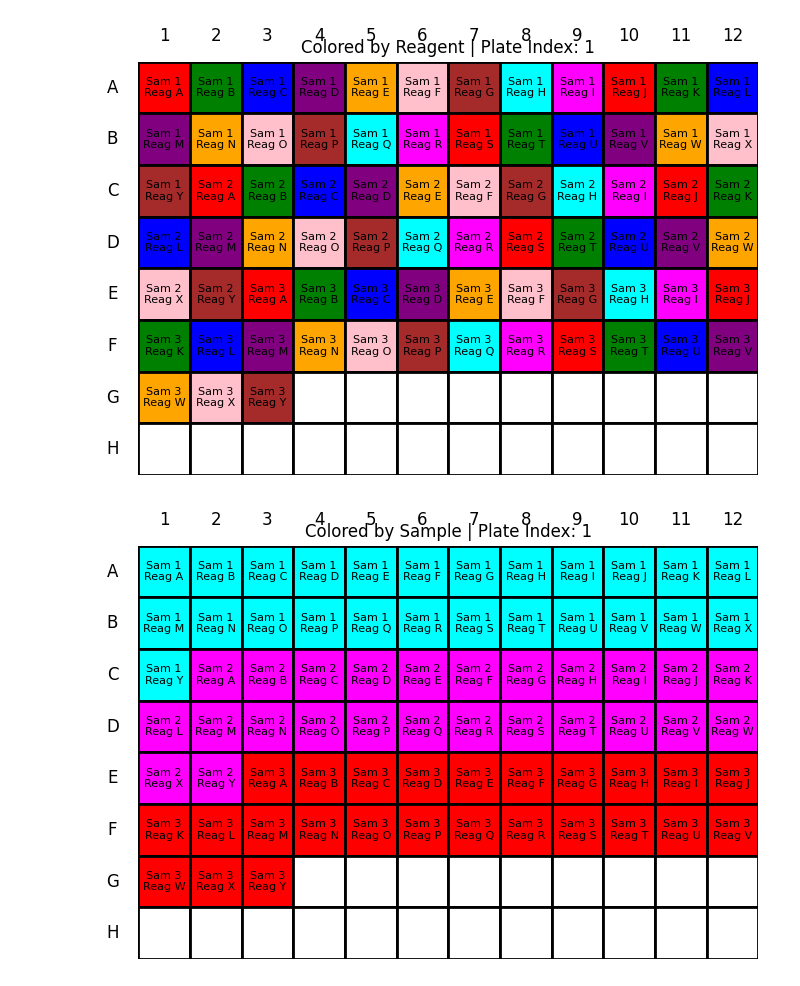
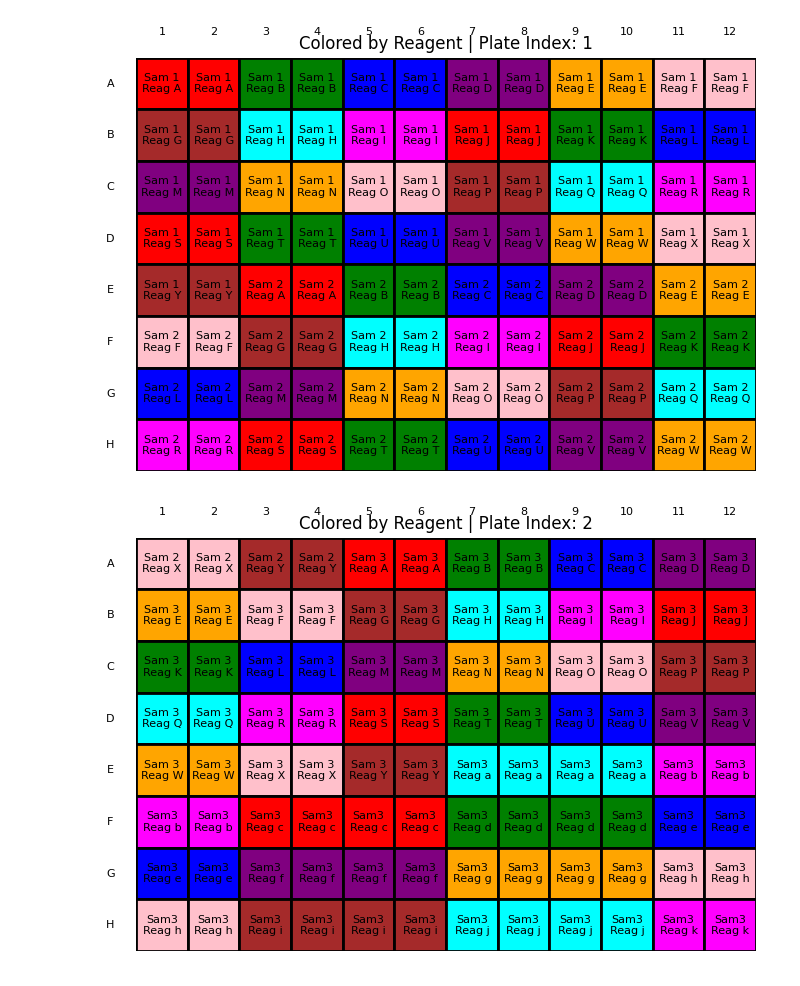
Before and after one commit to HappyPotatoman/microtiter_filler, a Jupyter notebook: microtiter_filler.ipynb, the cells around one changed output. Drawn from its saved outputs; the diff is of its cells as text; code cells hidden in the pictures.

```diff
--- a/microtiter_filler.ipynb
+++ b/microtiter_filler.ipynb
@@ -158,22 +160,22 @@ class PlateFiller:
         plt.show()
 # %%
 plate_size = 96
-samples = [['Sam 1', 'Sam 2', 'Sam 3']]
-reagents = [['Reag ' + chr(ord('A') + i) for i in range(25)]]
-replicas = [1]
-well_num = 3
+samples = [['Sam 1', 'Sam 2', 'Sam 3'],['Sam3','Sam5']]
+reagents = [['Reag ' + chr(ord('A') + i) for i in range(25)],['Reag ' + chr(ord('a') + i) for i in range(25)]]
+replicas = [2,4]
+number_of_wells = 9
 
 try:
-    plate_filler = PlateFiller(plate_size=plate_size, samples=samples, reagents=reagents, replicas=replicas, well_num=well_num)
+    plate_filler = PlateFiller(plate_size=plate_size, samples=samples, reagents=reagents, replicas=replicas, number_of_wells=number_of_wells)
     plates = plate_filler.group_related_experiments()
     for i, plate in enumerate(plates, 1):
         plate_filler.plot_plate(plate=plate, color_by='reagent', plate_index=i)
         if i == 5: break
     for i, plate in enumerate(plates, 1):
         plate_filler.plot_plate(plate=plate, color_by='sample', plate_index=i)
         if i == 5: break
 except PlateFillError as e:
     raise
 # %% [output]
-[figure, old version]
+[figure, new version]
-[figure, old version]
+[figure, new version]
```
Also changed, not shown: parts of 2 cells of this notebook.
